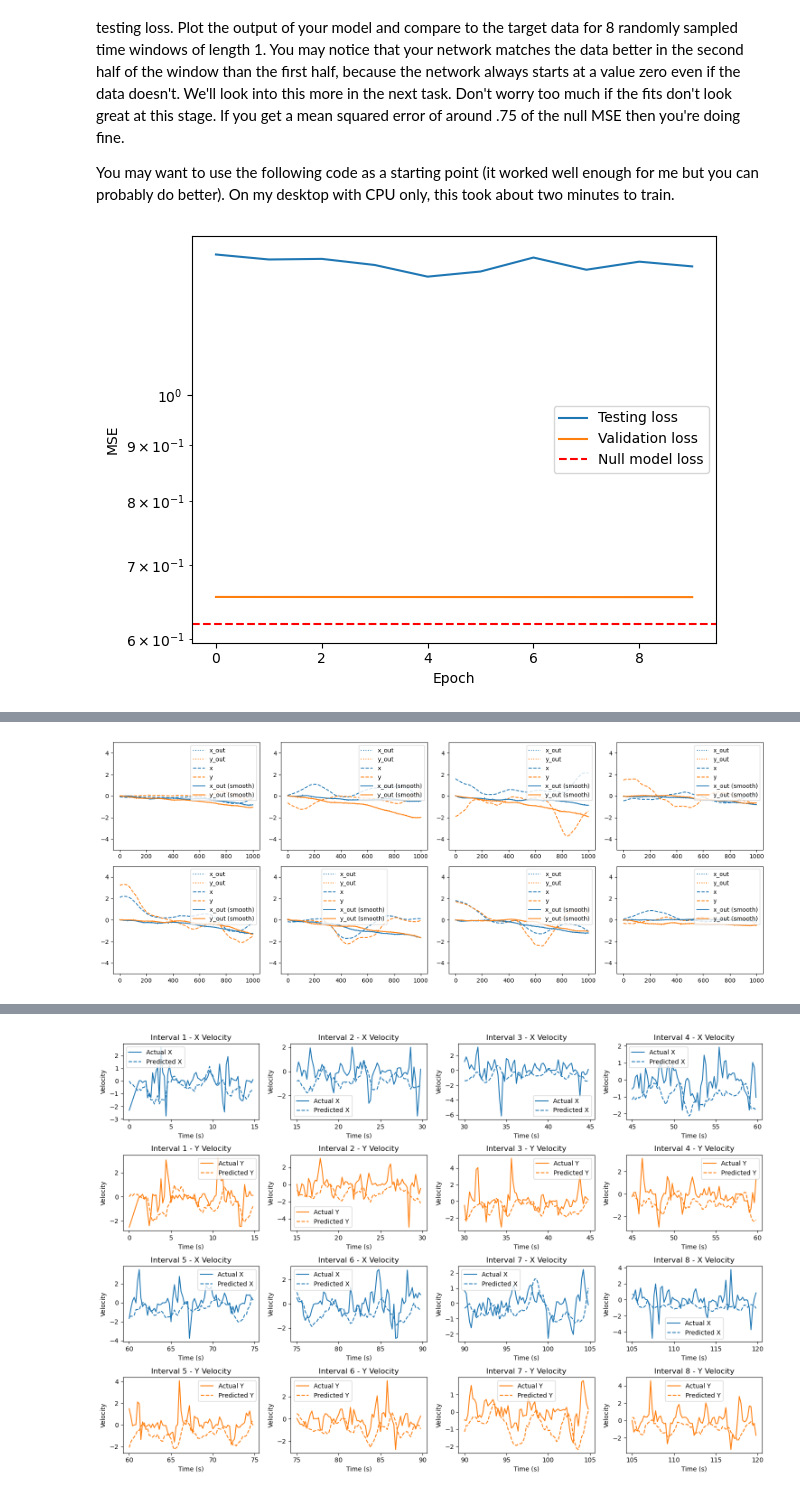
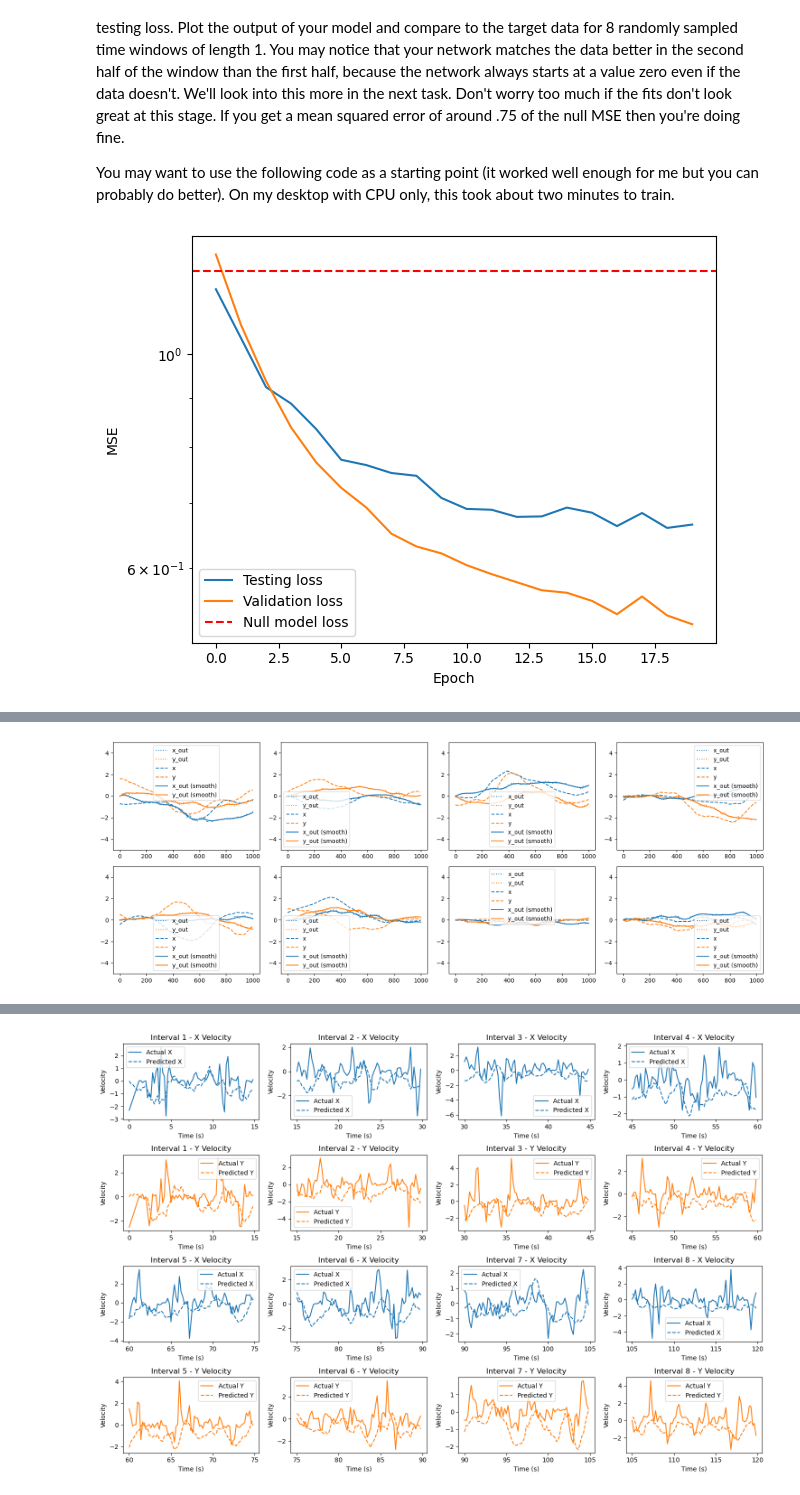
Before and after one commit to codinghasnat/Neuro4ML_2, a Jupyter notebook: Ayman/cw2-decoding.ipynb, the cells around one changed output, grey strips where cells are left out. Cells and saved outputs as stored; diff of their text form; code cells hidden in the pictures.

Commit message:
task 5 converged

```diff
--- a/Ayman/cw2-decoding.ipynb
+++ b/Ayman/cw2-decoding.ipynb
@@ -367,7 +367,7 @@ I would recommend approaching this and the following sections as follows:
 You can use the template below if you want to use the class-based approach.
 # %%
 class SNNLayer(nn.Module):
-    def __init__(self, n_in, n_out, spiking=True, tau=50, threshold=1):
+    def __init__(self, n_in, n_out, spiking=True, tau=50*ms, threshold=1):
         super(SNNLayer, self).__init__()
         self.n_in = n_in
         self.n_out = n_out
@@ -377,7 +377,7 @@ class SNNLayer(nn.Module):
 
         # Store weights as a trainable parameter
         self.w = nn.Parameter(torch.empty(n_in, n_out))
-        nn.init.normal_(self.w, mean=0.0, std=8000)
+        nn.init.uniform_(self.w, a=-15, b=15)
 
     def forward(self, x):
         batch_size, _, num_time_points = x.shape
@@ -427,8 +427,8 @@ import torch.nn.functional as F
 class SimpleSNN(nn.Module):
     def __init__(self):
         super(SimpleSNN, self).__init__()
-        self.hidden_layer = SNNLayer(n_in=52, n_out=100, spiking=True)
-        self.output_layer = SNNLayer(n_in=100, n_out=2, spiking=False, tau=500)
+        self.hidden_layer = SNNLayer(n_in=52, n_out=100, spiking=True, tau=50*ms)
+        self.output_layer = SNNLayer(n_in=100, n_out=2, spiking=False, tau=500*ms)
 
     def forward(self, x):
         hidden_spikes = self.hidden_layer(x)
@@ -628,9 +628,20 @@ You may want to use the following code as a starting point (it worked well enoug
 # %%
 import time
 
+class SimpleSNN(nn.Module):
+    def __init__(self):
+        super(SimpleSNN, self).__init__()
+        self.output_layer = SNNLayer(n_in=52, n_out=2, spiking=False, tau=500*ms)
+
+    def forward(self, x):
+        output = self.output_layer(x)
+        return output
+
+network = SimpleSNN() # redifining network to the despcription of the simple 2 LIF network in task 5
+
 # Training parameters
-lr = 0.001  # learning rate
-num_epochs = 10
+lr = 0.1  # learning rate
+num_epochs = 20
 max_num_batches = 40
 length = 1
 batch_size = 32  # small batches worked better in some cases
@@ -705,4 +716,4 @@ with torch.no_grad():
 plt.tight_layout()
 plt.show()
 # %% [output]
-[figure, old version]
+[figure, new version]
@@ -711,4 +722,4 @@ Training time: 238.56 seconds
-[figure, old version]
+[figure, new version]
 # %% [markdown]
 ## Task 6: Longer length decoding
 
```
Also changed, not shown: parts of 4 cells of this notebook.
